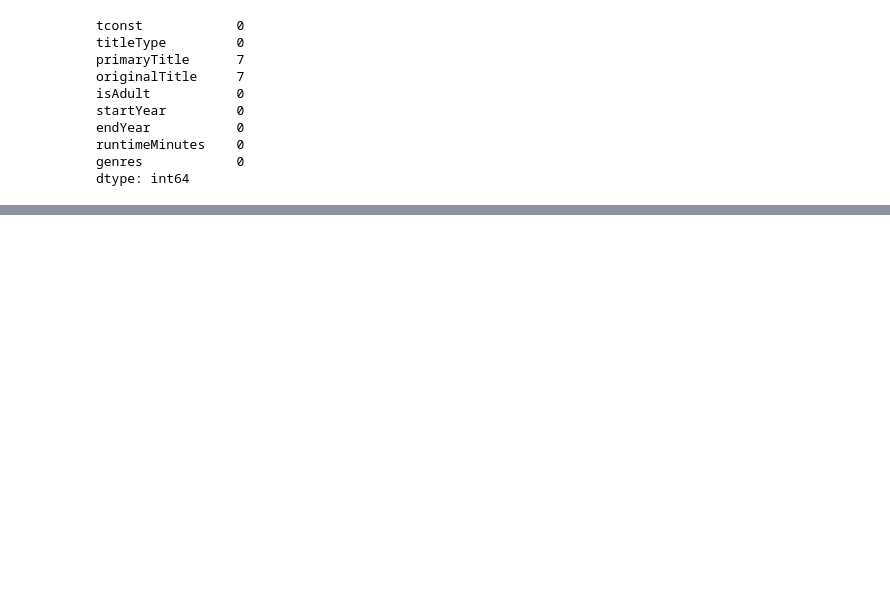
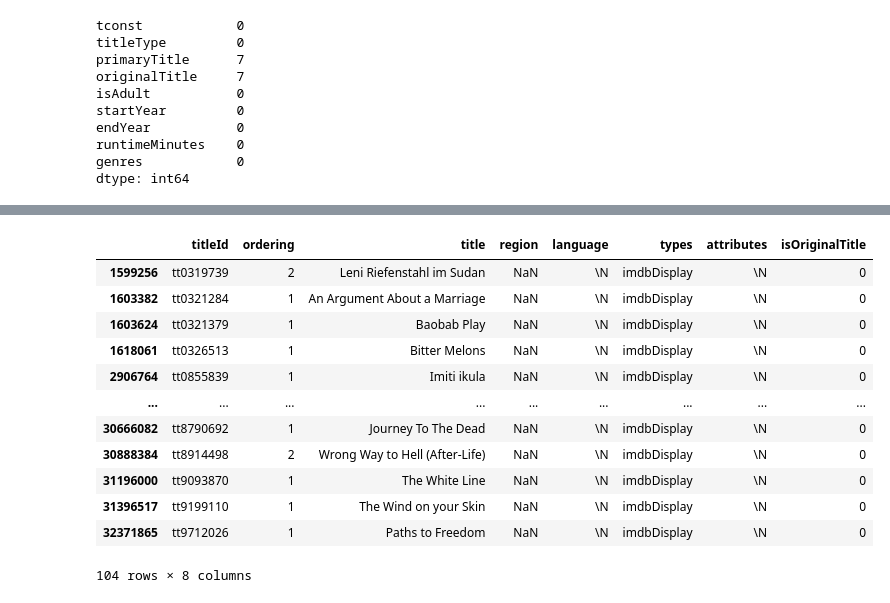
Before and after one commit to KarishmaVelagaleti/IMDBDataset, a Jupyter notebook: IMDB Dataset.ipynb, the cells around one changed output, grey strips where cells are left out. Drawn from its saved outputs; the diff is of its cells as text; code cells hidden in the pictures; blank space fills up the shorter version.

```diff
--- a/IMDB Dataset.ipynb
+++ b/IMDB Dataset.ipynb
@@ -750,0 +890,16 @@ len(ratings)
+# %%
+aka[aka["region"].isna()==True]
+# %% [output]
+|  | titleId | ordering | title | region | language | types | attributes | isOriginalTitle |
+| 1599256 | tt0319739 | 2 | Leni Riefenstahl im Sudan | NaN | \N | imdbDisplay | \N | 0 |
+| 1603382 | tt0321284 | 1 | An Argument About a Marriage | NaN | \N | imdbDisplay | \N | 0 |
+| 1603624 | tt0321379 | 1 | Baobab Play | NaN | \N | imdbDisplay | \N | 0 |
+| 1618061 | tt0326513 | 1 | Bitter Melons | NaN | \N | imdbDisplay | \N | 0 |
+| 2906764 | tt0855839 | 1 | Imiti ikula | NaN | \N | imdbDisplay | \N | 0 |
+| ... | ... | ... | ... | ... | ... | ... | ... | ... |
+| 30666082 | tt8790692 | 1 | Journey To The Dead | NaN | \N | imdbDisplay | \N | 0 |
+| 30888384 | tt8914498 | 2 | Wrong Way to Hell (After-Life) | NaN | \N | imdbDisplay | \N | 0 |
+| 31196000 | tt9093870 | 1 | The White Line | NaN | \N | imdbDisplay | \N | 0 |
+| 31396517 | tt9199110 | 1 | The Wind on your Skin | NaN | \N | imdbDisplay | \N | 0 |
+| 32371865 | tt9712026 | 1 | Paths to Freedom | NaN | \N | imdbDisplay | \N | 0 |
+104 rows × 8 columns
```
Also changed, not shown: parts of 100 cells of this notebook.
